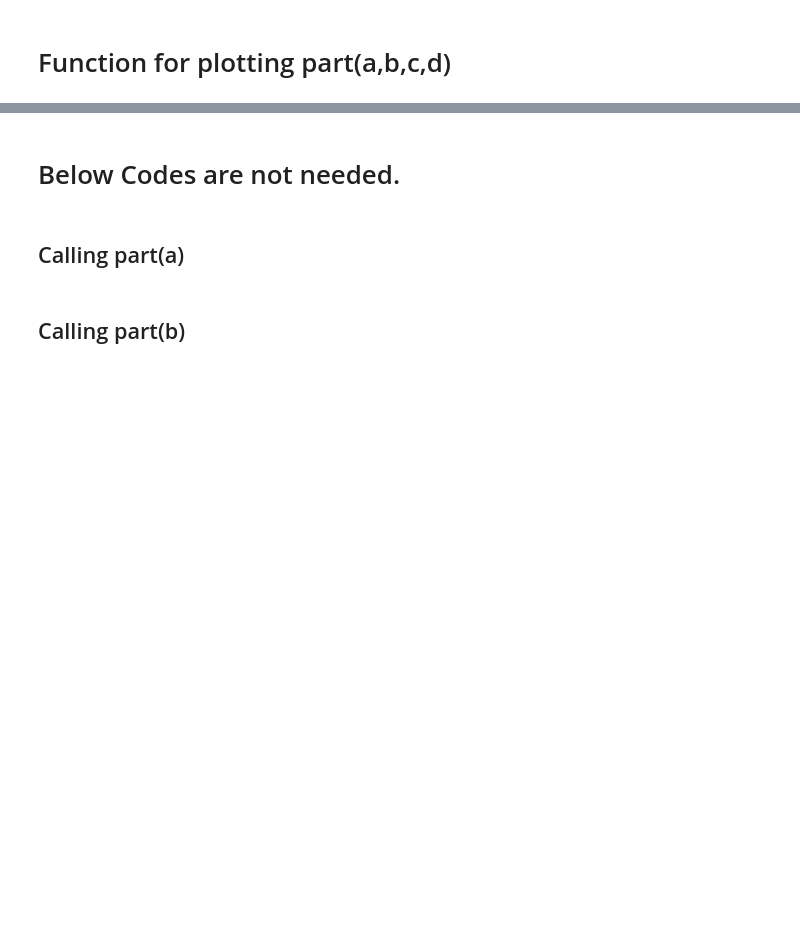
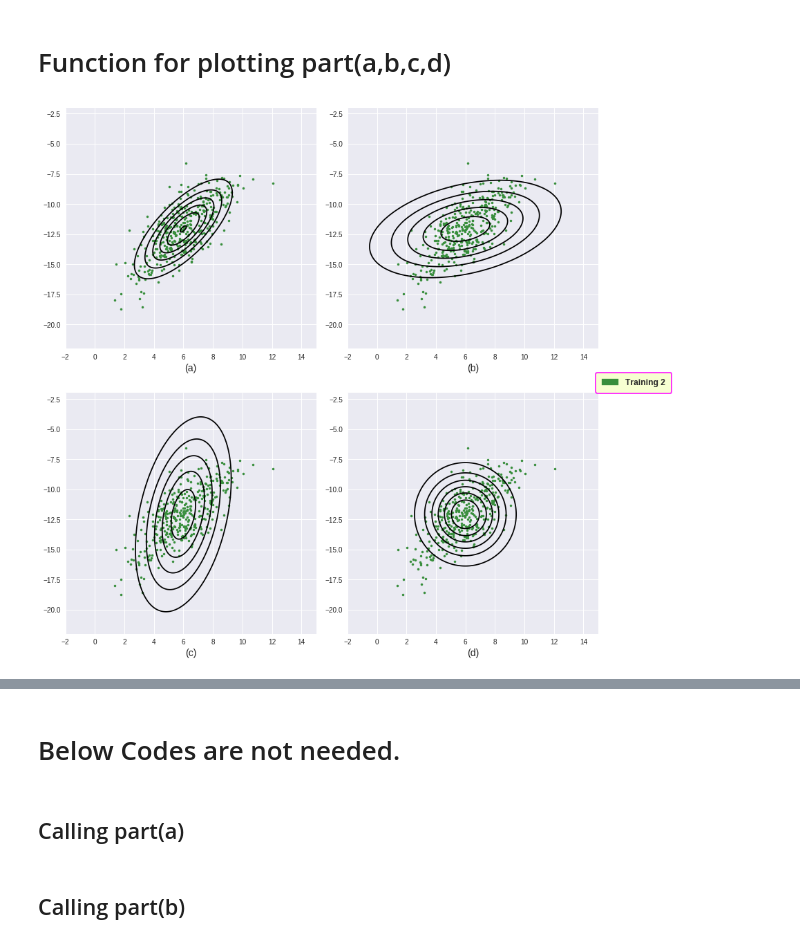
Before and after one commit to SerChirag/PR, a Jupyter notebook: data_1.ipynb, the cells around one changed output, grey strips where cells are left out. Drawn from its saved outputs; the diff is of its cells as text; code cells hidden in the pictures; blank space fills up the shorter version.

```diff
--- a/data_1.ipynb
+++ b/data_1.ipynb
@@ -373,3 +466,7 @@ def task(cov_a,cov_b,cov_c,contour=False):
+# %%
+var_task(cov_task1(),cov_task1(),cov_task1())
+# %% [output]
+[figure, added]
 # %%
 # part(a)
 task(cov_task1(),cov_task1(),cov_task1())
```
Also changed, not shown: parts of 10 cells of this notebook.
